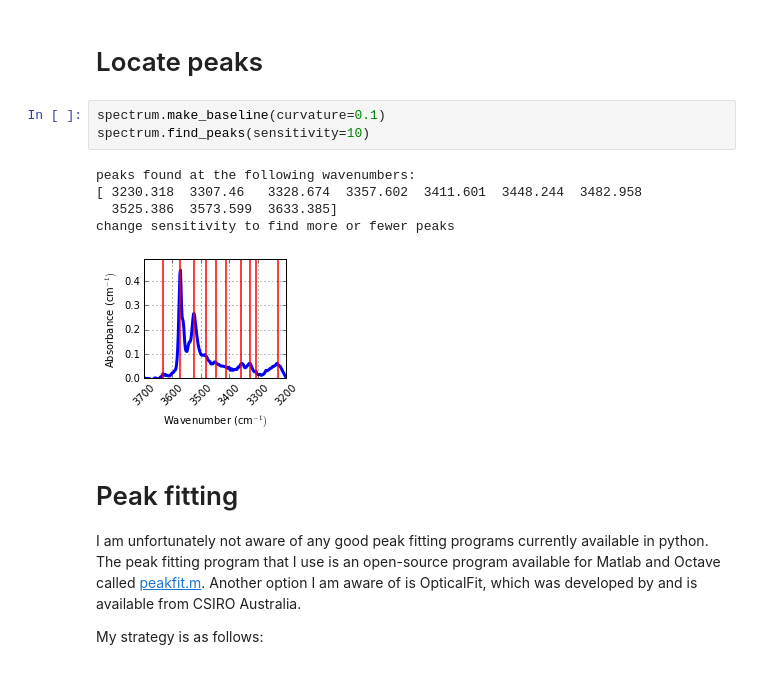
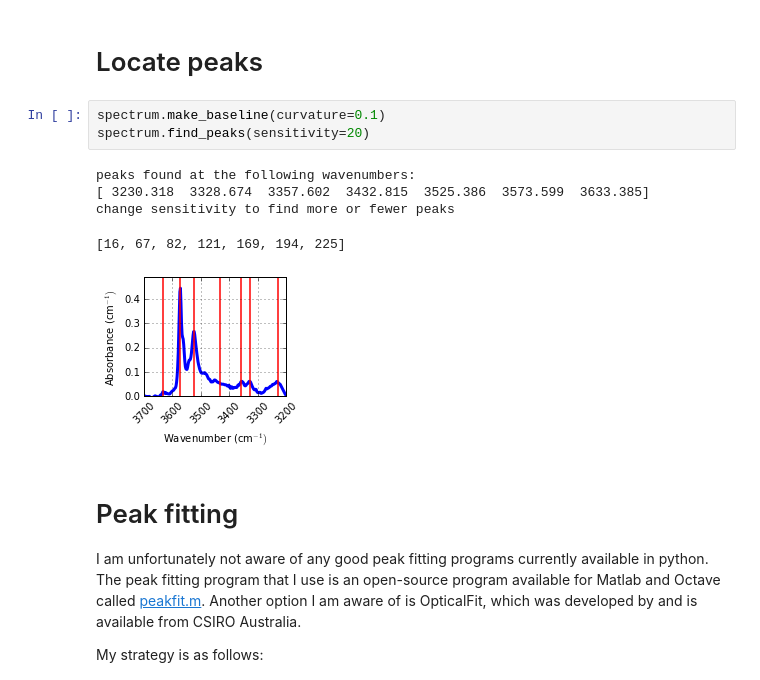
Before and after one commit to EFerriss/Pynams, a Jupyter notebook: EXAMPLES.ipynb, the cells around one changed output. Drawn from its saved outputs; the diff is of its cells as text.

```diff
--- a/EXAMPLES.ipynb
+++ b/EXAMPLES.ipynb
@@ -271,13 +243,13 @@ fig.set_size_inches(8, 8)
 # Locate peaks
 # %%
 spectrum.make_baseline(curvature=0.1)
-spectrum.find_peaks(sensitivity=10)
+spectrum.find_peaks(sensitivity=20)
 # %% [output]
 peaks found at the following wavenumbers:
-[ 3230.318  3307.46   3328.674  3357.602  3411.601  3448.244  3482.958
-  3525.386  3573.599  3633.385]
+[ 3230.318  3328.674  3357.602  3432.815  3525.386  3573.599  3633.385]
 change sensitivity to find more or fewer peaks
+[16, 67, 82, 121, 169, 194, 225]
-[figure, old version]
+[figure, new version]
 # %% [markdown]
 # Peak fitting
 I am unfortunately not aware of any good peak fitting programs currently available in python. The peak fitting program that I use is an open-source program available for Matlab and Octave called [peakfit.m](https://terpconnect.umd.edu/~toh/spectrum/InteractivePeakFitter.htm#command). Another option I am aware of is OpticalFit, which was developed by and is available from CSIRO Australia.
```
Also changed, not shown: parts of 8 cells of this notebook.
